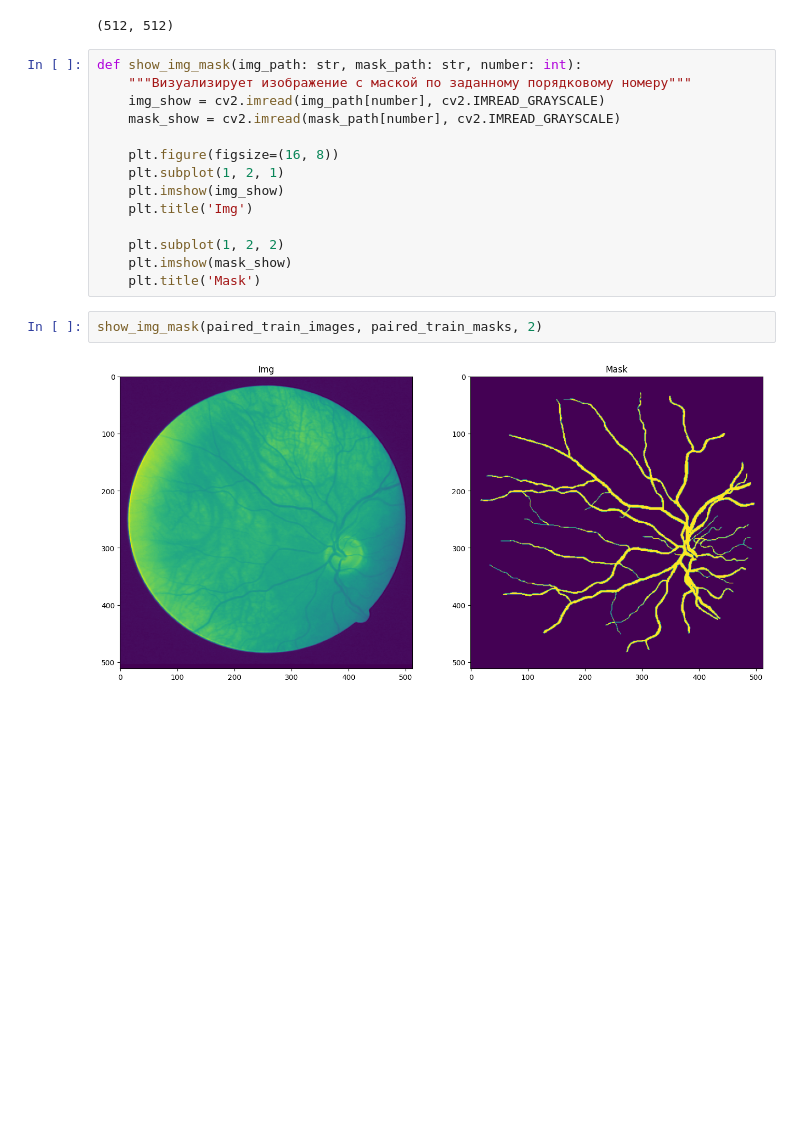
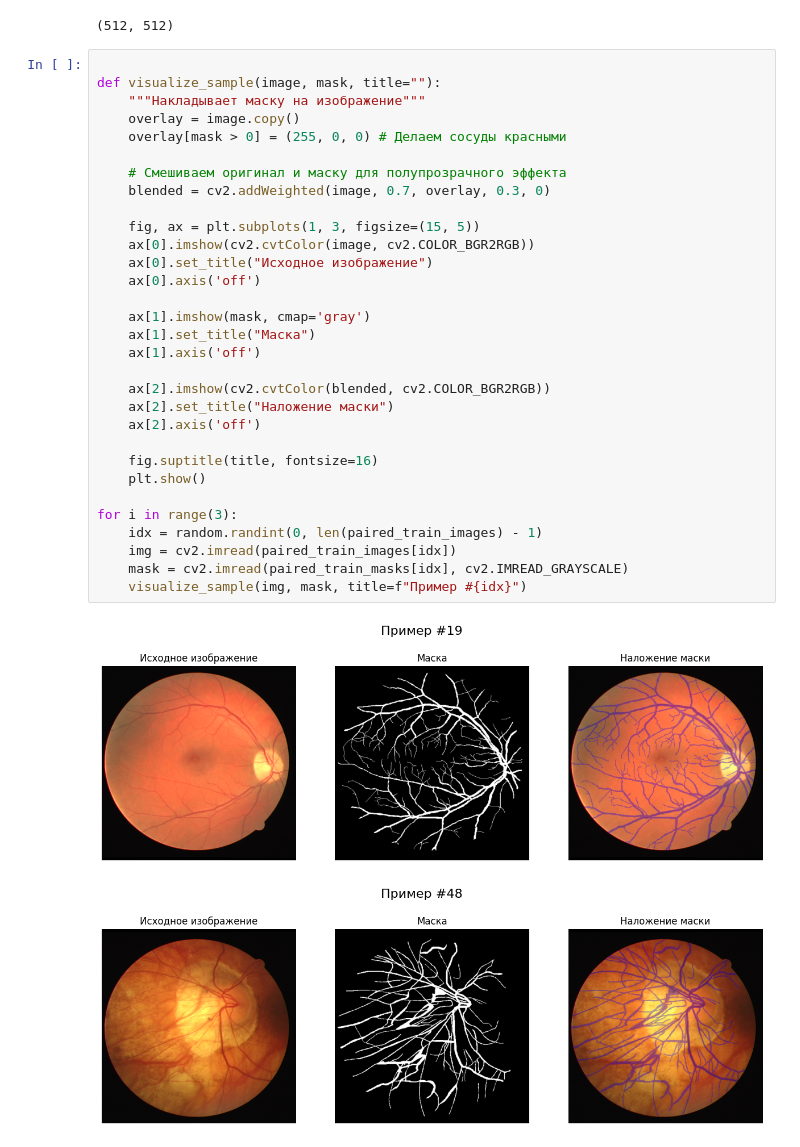
Before and after one commit to Provincial2511/retina-segmentation, a Jupyter notebook: notebooks/EDA.ipynb, the cells around one changed output. Cells and saved outputs as stored; diff of their text form; blank space fills up the shorter version.

```diff
--- a/notebooks/EDA.ipynb
+++ b/notebooks/EDA.ipynb
@@ -84,21 +65,37 @@ img = cv2.imread(img_path, cv2.IMREAD_GRAYSCALE)
 print(img.shape if img is not None else "Image could not be loaded")
 # %% [output]
 (512, 512)
-# %%
-def show_img_mask(img_path: str, mask_path: str, number: int):
-    """Визуализирует изображение с маской по заданному порядковому номеру"""
-    img_show = cv2.imread(img_path[number], cv2.IMREAD_GRAYSCALE)
-    mask_show = cv2.imread(mask_path[number], cv2.IMREAD_GRAYSCALE)
-
-    plt.figure(figsize=(16, 8))
-    plt.subplot(1, 2, 1)
-    plt.imshow(img_show)
-    plt.title('Img')
-
-    plt.subplot(1, 2, 2)
-    plt.imshow(mask_show)
-    plt.title('Mask')
-# %%
-show_img_mask(paired_train_images, paired_train_masks, 2)
-# %% [output]
-[figure, removed]
+# %%
+
+def visualize_sample(image, mask, title=""):
+    """Накладывает маску на изображение"""
+    overlay = image.copy()
+    overlay[mask > 0] = (255, 0, 0) # Делаем сосуды красными
+
+    # Смешиваем оригинал и маску для полупрозрачного эффекта
+    blended = cv2.addWeighted(image, 0.7, overlay, 0.3, 0)
+
+    fig, ax = plt.subplots(1, 3, figsize=(15, 5))
+    ax[0].imshow(cv2.cvtColor(image, cv2.COLOR_BGR2RGB))
+    ax[0].set_title("Исходное изображение")
+    ax[0].axis('off')
+
+    ax[1].imshow(mask, cmap='gray')
+    ax[1].set_title("Маска")
+    ax[1].axis('off')
+
+    ax[2].imshow(cv2.cvtColor(blended, cv2.COLOR_BGR2RGB))
+    ax[2].set_title("Наложение маски")
+    ax[2].axis('off')
+
+    fig.suptitle(title, fontsize=16)
+    plt.show()
+
+for i in range(3):
+    idx = random.randint(0, len(paired_train_images) - 1)
+    img = cv2.imread(paired_train_images[idx])
+    mask = cv2.imread(paired_train_masks[idx], cv2.IMREAD_GRAYSCALE)
+    visualize_sample(img, mask, title=f"Пример #{idx}")
+# %% [output]
+[figure, added]
+[figure, added]
```
Also changed, not shown: parts of 9 cells of this notebook, 2 other files.
